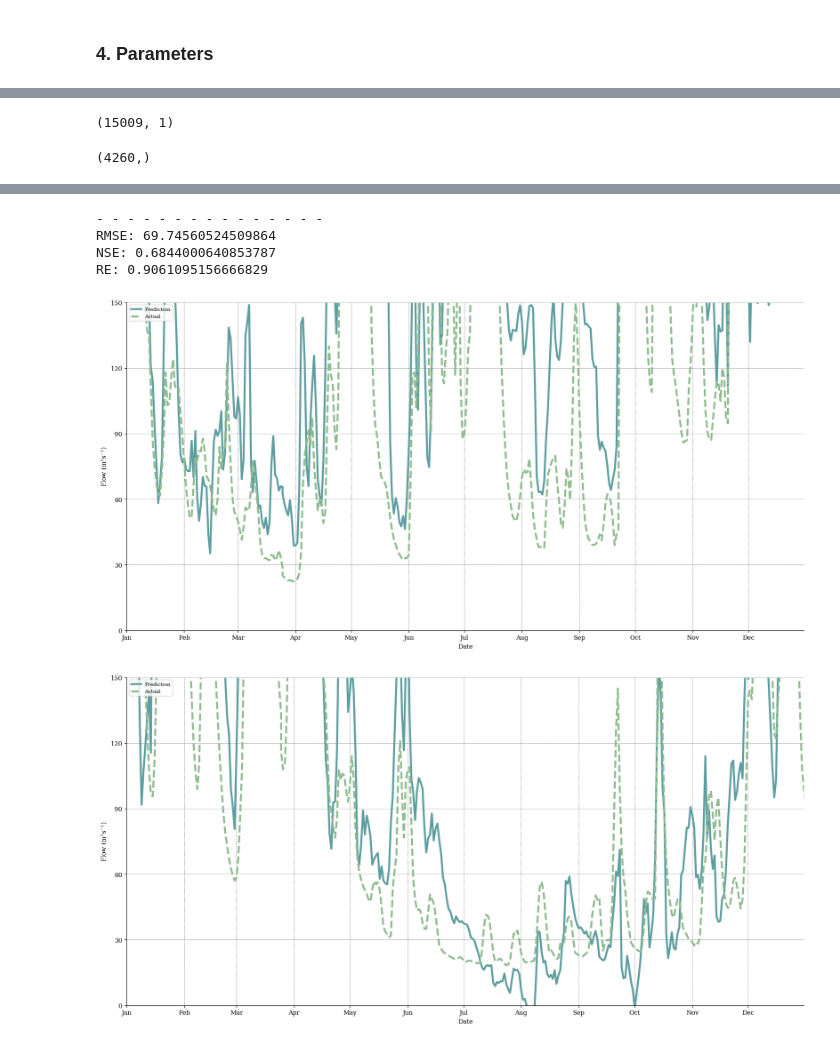
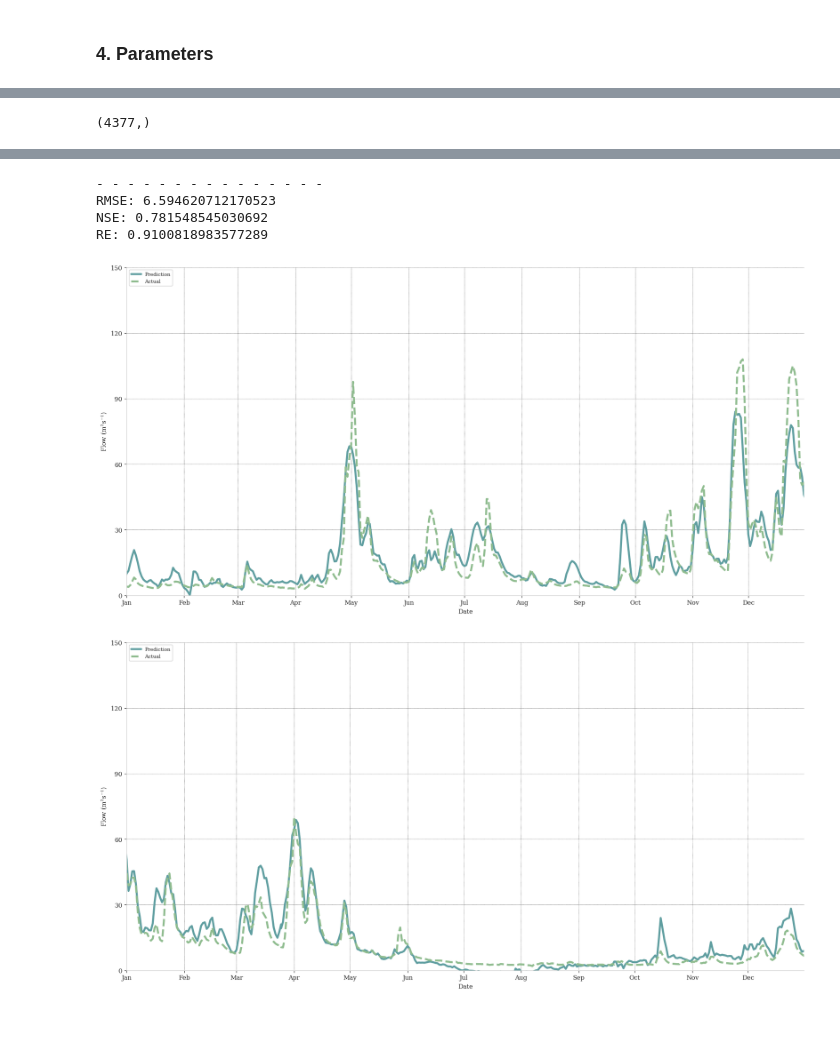
Before and after one commit to AlineGenvision/Lowlands-vs_highlands-streamflow, a Jupyter notebook: gaussian_processes/GP_exploration.ipynb, the cells around one changed output, grey strips where cells are left out. Cells and saved outputs as stored; diff of their text form; code cells hidden in the pictures.

```diff
--- a/gaussian_processes/GP_exploration.ipynb
+++ b/gaussian_processes/GP_exploration.ipynb
@@ -266,6 +234,11 @@ posterior = prior * likelihood
+# %%
+min_values = np.min(xfull, axis=0)
+max_values = np.max(xfull, axis=0)
 # %%
-num_inducing_points = 1500
+num_inducing_points = 150
 num_dimensions = len(features)
-inducing_points = [jnp.linspace(x_indices.min(), x_indices.max(), num_inducing_points) for i in range(num_dimensions)]
+inducing_points = [jr.uniform(key, shape=(num_inducing_points,), minval=min_values[i], maxval=max_values[i]) for i in range(num_dimensions)]
 z = jnp.stack(inducing_points, axis=-1)
 q = gpx.variational_families.VariationalGaussian(posterior=posterior, inducing_inputs=z)
+
+inducing_points
@@ -276,8 +267,8 @@ negative_elbo = jit(negative_elbo)
 schedule = ox.warmup_cosine_decay_schedule(
     init_value=0.0,
     peak_value=0.01,
-    warmup_steps=75,
-    decay_steps=1500,
+    warmup_steps=100,
+    decay_steps=2000,
     end_value=0.001,
 )
 
@@ -381,4 +355,5 @@ if rf['Date'].dtype == 'float64':
     rf['Date'] = pd.to_datetime(rf['Date'], unit='s').dt.date
 testrf = rf[pd.to_datetime(rf['Date']).dt.year.isin(years_eval)]
 testrf['Predicted'] = y_scaler.inverse_transform(predictive_mean)
+testrf['Sanity check'] = y_scaler.inverse_transform(np.array(standardised_test_y).reshape(-1,1))
 # %%
@@ -434,16 +409,12 @@ plot_gp_results(x_train, xtest[:365], standardised_train_y, standardised_test_y[
-# %%
-print(yfull.shape)
-# %% [output]
-(15009, 1)
 # %%
 maxflow = 150
 
 # recalculate PSI for alpha=1 and beta=1
-psi_RE = ut.psi_distribution(yfull, 'gamma')
+psi_RE = ut.psi_distribution(yfull, 'lognorm')
 
 for df in [testrf]:
 
-    psi_df = psi_RE[-len(ytest):].squeeze()
+    psi_df = psi_RE[-(len(ytest)):].squeeze()
     print(psi_df.shape)
 
     strf.scatter_plot(maxflow, df, 'Predicted', 'Flow')
@@ -455,4 +426,4 @@ for df in [testrf]:
 strf.year_plot(maxflow, testrf, 'Predicted', 'Flow', 2012)
 strf.year_plot(maxflow, testrf, 'Predicted', 'Flow', 2018)
 # %% [output]
-(4260,)
+(4377,)
@@ -460,9 +431,9 @@ strf.year_plot(maxflow, testrf, 'Predicted', 'Flow', 2018)
 - - - - - - - - - - - - - - -
-RMSE: 69.74560524509864
-NSE: 0.6844000640853787
-RE: 0.9061095156666829
+RMSE: 6.594620712170523
+NSE: 0.781548545030692
+RE: 0.9100818983577289
-[figure, old version]
+[figure, new version]
-[figure, old version]
+[figure, new version]
 # %%
 """
 Code below, important things for stability include: the “replace_bijector” lines (they constrain the kernel params to stop them doing silly things), and making sure that you have the JAX-specific line from the first cell of the regression notebook included, bcus if u don’t use float64 numbers, it all breaks
```
Also changed, not shown: parts of 20 cells of this notebook, 3 other files.
